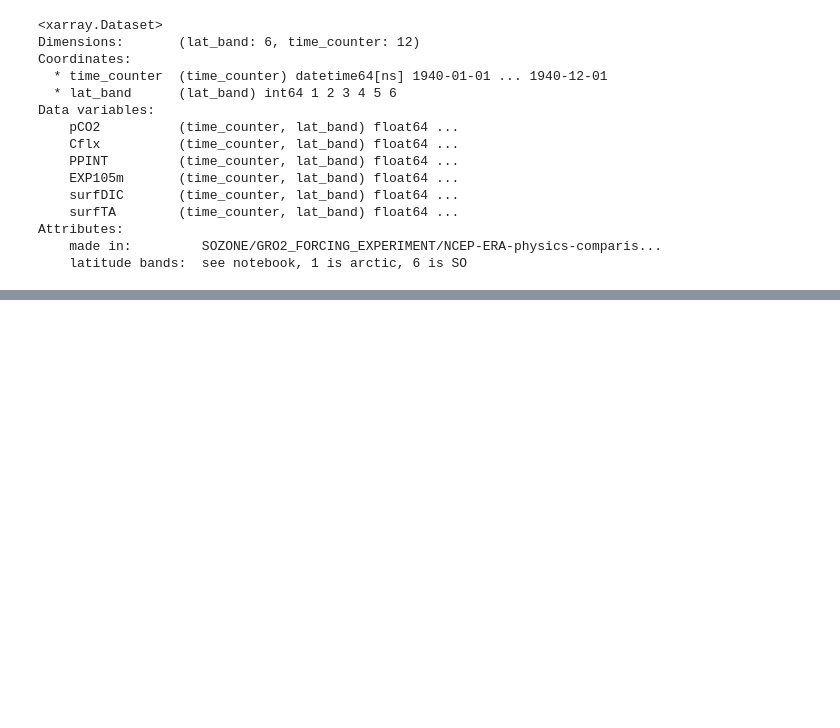
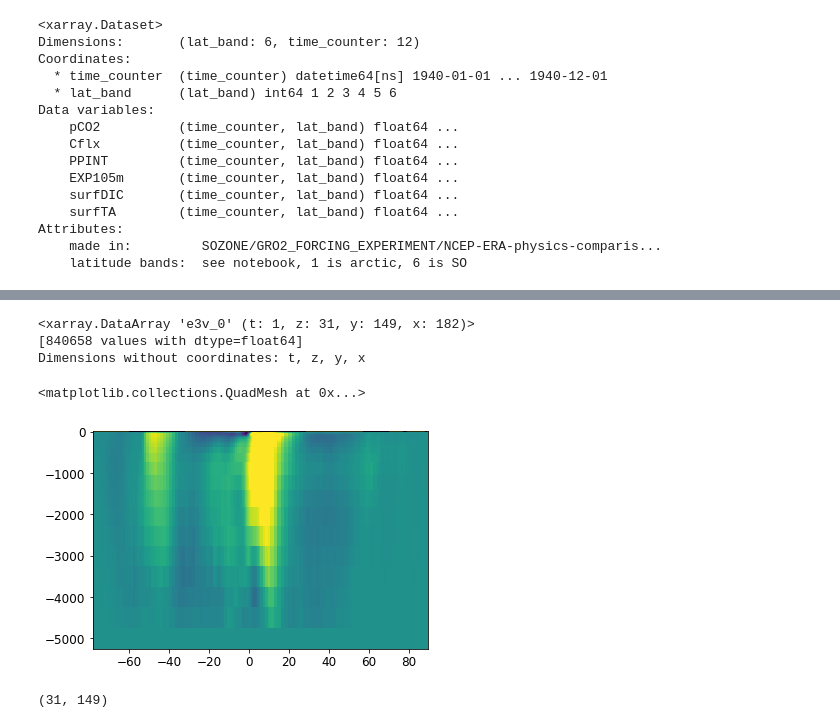
Before and after one commit to tjarnikova/SOZONE, a Jupyter notebook: GRO2_FORCING_EXPERIMENT/NCEP-ERA-physics-comparison/extracter-mld-sst-tos.ipynb, the cells around one changed output, grey strips where cells are left out. Drawn from its saved outputs; the diff is of its cells as text; code cells hidden in the pictures; blank space fills up the shorter version.

```diff
--- a/GRO2_FORCING_EXPERIMENT/NCEP-ERA-physics-comparison/extracter-mld-sst-tos.ipynb
+++ b/GRO2_FORCING_EXPERIMENT/NCEP-ERA-physics-comparison/extracter-mld-sst-tos.ipynb
@@ -363,0 +605,15 @@ for i in range(0,6):
+# %%
+w = xr.open_dataset('/gpfs/data/greenocean/software/runs/TOM12_TJ_GNA2/mesh_mask.nc')
+
+w.e3v_0
+# %% [output]
+<xarray.DataArray 'e3v_0' (t: 1, z: 31, y: 149, x: 182)>
+[840658 values with dtype=float64]
+Dimensions without coordinates: t, z, y, x
+# %%
+w = xr.open_dataset('/gpfs/home/mep22dku/scratch/SOZONE/GRO2_FORCING_EXPERIMENT/NCEP-ERA-physics-comparison/extracted/TOM12_TJ_GNA2_1940_moc.nc')
+
+plt.pcolormesh(w.latV,w.gdepw,w.moc[0,:,:], vmin = -40, vmax = 40)
+# %% [output]
+<matplotlib.collections.QuadMesh at 0x...>
+[figure, added]
@@ -363,0 +622,14 @@ for i in range(0,6):
+# %%
+tdat = w2.zomsfglo[0,:,:,0].values
+print(np.shape(tdat))
+tdat2 = (w.moc[0,:,:].values)
+
+# tdat[tdat>100] = np.nan
+# tdat2[tdat2>100] = np.nan
+# tdat[tdat<-100] = np.nan
+# tdat2[tdat2<-100] = np.nan
+# print(np.shape(tdat2))
+
+tdiff = tdat - tdat2
+# %% [output]
+(31, 149)
```
Also changed, not shown: parts of 15 cells of this notebook, 9 other files.
